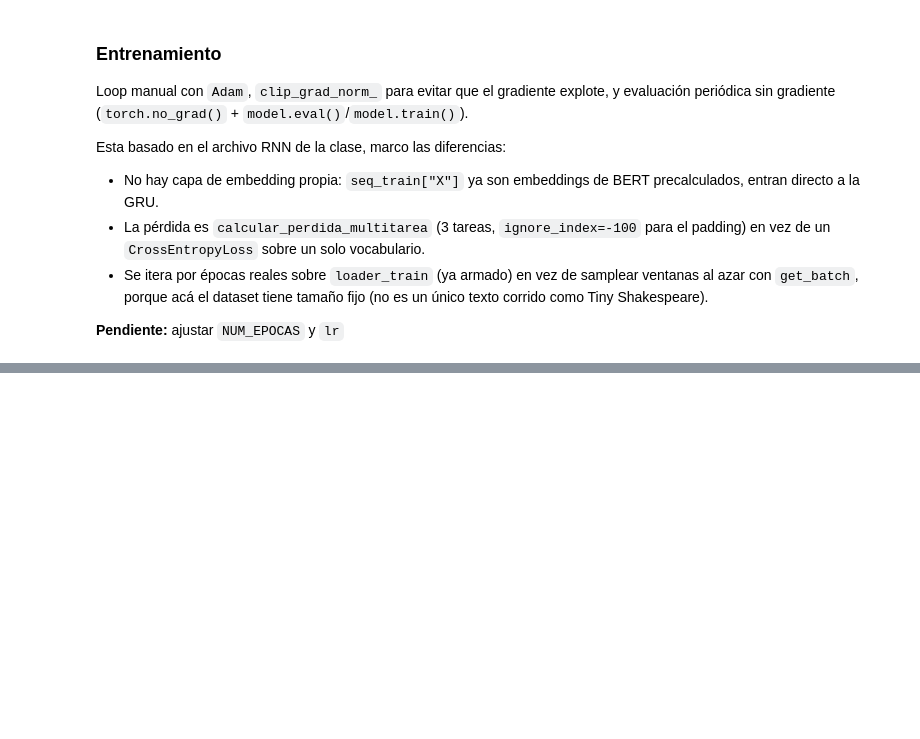
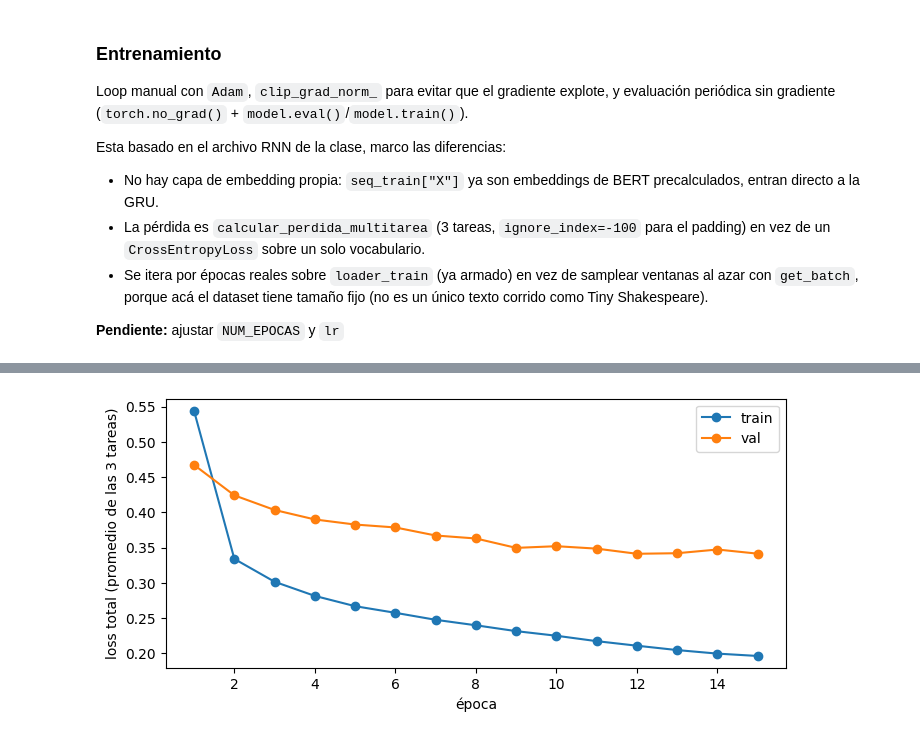
Before and after one commit to giannislucca/TP-AA2, a Jupyter notebook: codigoTP.ipynb, the cells around one changed output, grey strips where cells are left out. Cells and saved outputs as stored; diff of their text form; code cells hidden in the pictures; blank space fills up the shorter version.

Commit message:
empaquetado de funciones y entrenamiento LSTM

```diff
--- a/codigoTP.ipynb
+++ b/codigoTP.ipynb
@@ -1223,0 +1131,6 @@ plt.show()
+# %%
+from src.datos.modelos import LSTMMultitarea
+
+print("=== ENTRENANDO LSTM MULTITAREA ===")
+modelo_lstm = LSTMMultitarea(input_size=seq_train["X"].shape[-1], hidden_size=128, dropout=0.2)
+historial_lstm = entrenar_modelo_rnn(modelo_lstm, loader_train, loader_val, num_epocas=15, lr=1e-3, seed=101)
@@ -1223,0 +1154,10 @@ plt.show()
+# %%
+fig, ax = plt.subplots(figsize=(8, 3.5))
+ax.plot(historial_lstm["epoca"], historial_lstm["train"], "o-", label="train")
+ax.plot(historial_lstm["epoca"], historial_lstm["val"], "o-", label="val")
+ax.set_xlabel("época")
+ax.set_ylabel("loss total (promedio de las 3 tareas)")
+ax.legend()
+plt.show()
+# %% [output]
+[figure, added]
```
Also changed, not shown: parts of 17 cells of this notebook, 1 other file.
